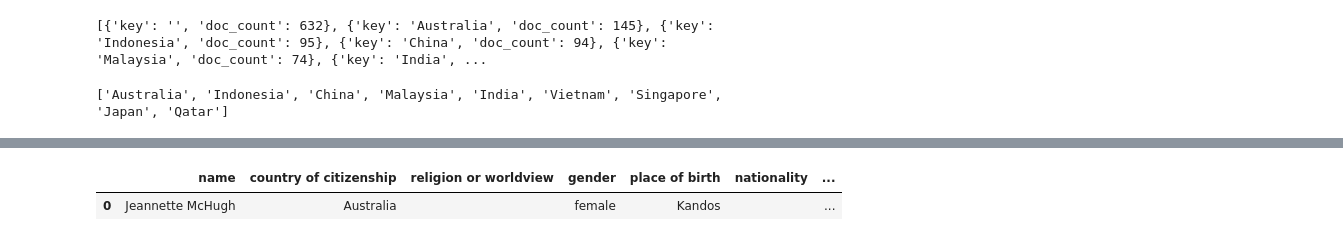
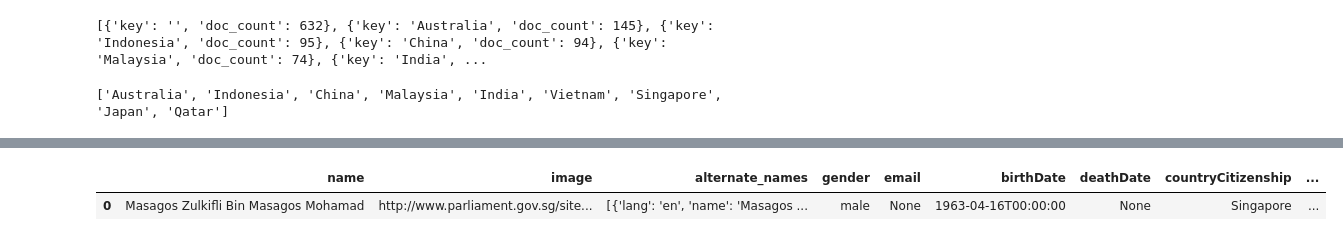
Before and after one commit to pclk/PopFigExpert, a Jupyter notebook: scrape/wiki_scrape.ipynb, the cells around one changed output, grey strips where cells are left out. Cells and saved outputs as stored; diff of their text form; code cells hidden in the pictures.

```diff
--- a/scrape/wiki_scrape.ipynb
+++ b/scrape/wiki_scrape.ipynb
@@ -45,16 +29,3 @@ countryList = countryList[1:] #remove the first element because its empty
 print(countryList)
 # %% [output]
 ['Australia', 'Indonesia', 'China', 'Malaysia', 'India', 'Vietnam', 'Singapore', 'Japan', 'Qatar']
-# %%
-# get the list of politicians for each country
-politicians_by_country = {}
-politicians_wikidata = {}
-
-for country in countryList:
-    try:
-        country_legislature = ep.country(country).lower_house()
-        politicians = country_legislature.popolo().persons
-        politicians_by_country[country] = [politician.name for politician in politicians]
-        politicians_wikidata[country] = [politician.wikidata for politician in politicians]
-    except Exception as e:
-        print(f"Failed to retrieve data for {country}: {e}")
@@ -107,9 +146,10 @@ def get_wikidata(id, language="en"):
     }
 
     get_res = requests.get(base, params={**get_base_params})
+    # print(get_res.content)
     parsed_res = get_res.json()['entities'][id]
 
-    def get_nested(data, keys, default='Unknown'):
+    def get_nested(data, keys, default=None):
         try:
             for key in keys:
                 if isinstance(data, dict) and len(data) > 0:
@@ -132,53 +172,57 @@ def get_wikidata(id, language="en"):
             return data
         except Exception as e:
             print(f"Error navigating JSON: {e}")
             return default
     # print(json.dumps(parsed_res, indent=4))
 
     properties = {
-        'P27': 'country of citizenship',
-        'P140': 'religion or worldview',
-        'P21': 'gender',
-        'P19': 'place of birth',
+        'P27': 'countryCitizenship',
+        'P140': 'religionWorldview',
+        'P19': 'placeBirth',
         'P131': 'nationality',
-        'P1971': 'number of children',
+        'P1971': 'numberChildren',
         'P551': 'residence',
-        'P102': 'Political party',
-        'P18': 'image',
+        'P102': 'politicalParty',
         'P106': 'occupation',
-        'P39': 'position held',
-        'P69': 'educated at',
-        'P39': 'position held'
+        'P69': 'educatedAt',
     }
 
     data = {
-        prop: get_nested(parsed_res, ['claims', prop, 0, 'mainsnak', 'datavalue', 'value', 'id','time'], "")
+        prop: get_nested(parsed_res, ['claims', prop, 0, 'mainsnak', 'datavalue', 'value', 'id','time'])
         for prop in properties.keys()
     }
-    data['P569'] = get_nested(parsed_res, ['claims', 'P569', 0, 'mainsnak', 'datavalue', 'value', 'time'], '')
     positions_held = []
     for position in parsed_res.get('claims', {}).get('P39', []):
         position_data = {
-            'position': get_nested(position, ['mainsnak', 'datavalue', 'value', 'id'], ''),
-            'start_date': get_nested(position, ['qualifiers', 'P580', 0, 'datavalue', 'value', 'time'], ''),
-            'end_date': get_nested(position, ['qualifiers', 'P582', 0, 'datavalue', 'value', 'time'], ''),
-            'replaces': get_nested(position, ['qualifiers', 'P1365', 0, 'datavalue', 'value', 'id'], ''),
-            'replaced_by': get_nested(position, ['qualifiers', 'P1366', 0, 'datavalue', 'value', 'id'], '')
+            'position': get_nested(position, ['mainsnak', 'datavalue', 'value', 'id']),
+            'startDate': get_nested(position, ['qualifiers', 'P580', 0, 'datavalue', 'value', 'time']),
+            'endDate': get_nested(position, ['qualifiers', 'P582', 0, 'datavalue', 'value', 'time']),
+            'replaces': get_nested(position, ['qualifiers', 'P1365', 0, 'datavalue', 'value', 'id']),
+            'replacedBy': get_nested(position, ['qualifiers', 'P1366', 0, 'datavalue', 'value', 'id'])
         }
         positions_held.append(position_data)
 
-    aliases = [alias.get('value') for alias in parsed_res.get('aliases', {}).get(language, []) if isinstance(alias, dict)]
+    # aliases = [alias.get('value') for alias in parsed_res.get('aliases', {}).get(language, []) if isinstance(alias, dict)]
     description = parsed_res.get('descriptions', {}).get(language, {}).get('value', '')
     for k, v in data.items():
         if str(v).startswith('Q') and str(v)[1:].isdigit():
             # print('for', k, 'we got qid', v)
             # print('now we get label', get_label(v))
             data[k] = get_label(v)
-    labels = parsed_res['labels'][language]['value']
 
-    return {"name": labels, **{properties[prop]: data[prop] for prop in properties}, "aliases": aliases, "description": description, "positions_held": positions_held}
 
-pd.DataFrame([get_wikidata("Q6172296", 'en')])
+    return {**{properties[prop]: data[prop] for prop in properties}, "description": description, "positionsHeld": positions_held}
+
+singapore_politicians_tables = []
+
+for politician_id in list(politicians_by_country['Singapore'])[:1]:
+    politician_basic_info = pd.DataFrame([politicians_by_country['Singapore'][politician_id]])
+    # print(politician_id)
+    if politician_id != "null":
+        politician_wikidata_info = pd.DataFrame([get_wikidata(politician_id, 'en')])
+        combined_info = pd.concat([politician_basic_info, politician_wikidata_info], axis=1)
+        singapore_politicians_tables.append(combined_info)
+display(pd.concat(singapore_politicians_tables))
 # %% [output]
-|  | name | country of citizenship | religion or worldview | gender | place of birth | nationality | ... |
-| 0 | Jeannette McHugh | Australia |  | female | Kandos |  | ... |
+|  | name | image | alternate_names | gender | email | birthDate | deathDate | countryCitizenship | ... |
+| 0 | Masagos Zulkifli Bin Masagos Mohamad | http://www.parliament.gov.sg/site... | [{'lang': 'en', 'name': 'Masagos ... | male | None | 1963-04-16T00:00:00 | None | Singapore | ... |
```
Also changed, not shown: parts of 25 cells of this notebook, 35 other files.
